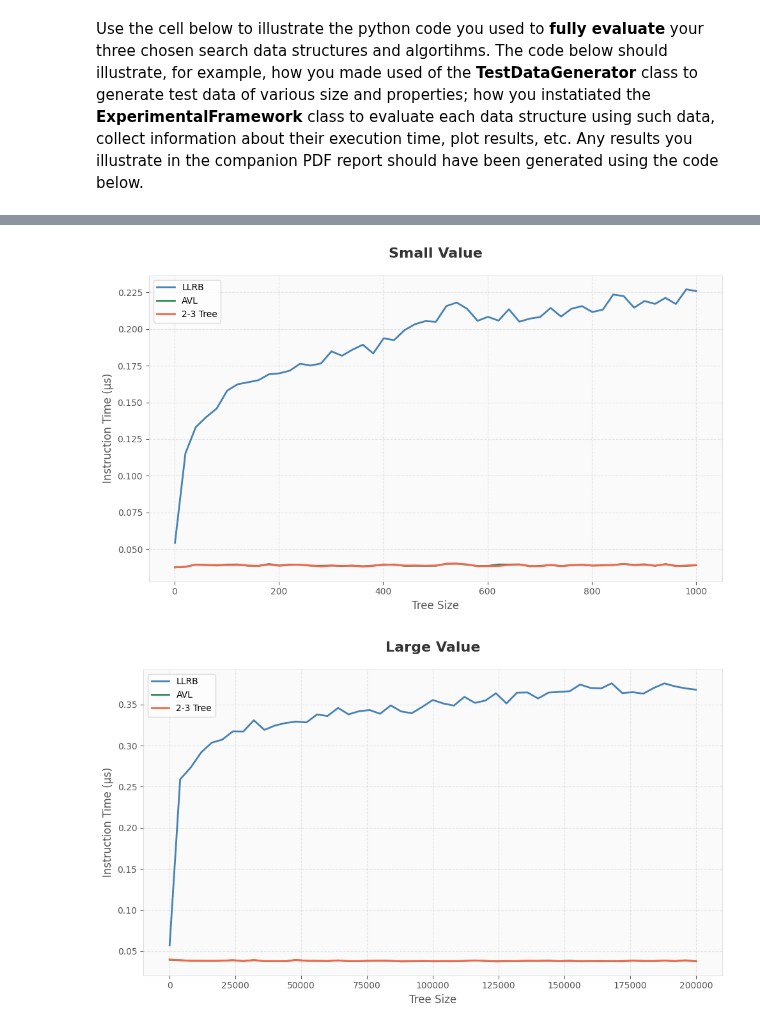
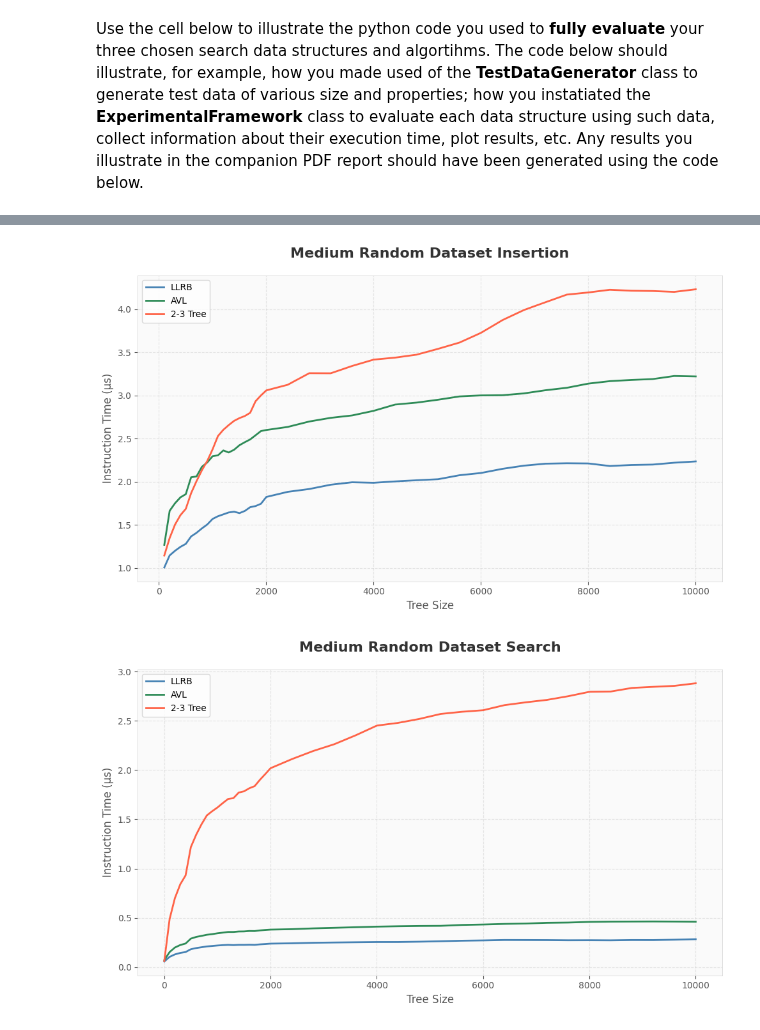
Before and after one commit to Zhou-London/Algorithm-Research, a Jupyter notebook: comp0005-coursework-2025/grp-XXX-0005code.ipynb, the cells around one changed output, grey strips where cells are left out. Drawn from its saved outputs; the diff is of its cells as text; code cells hidden in the pictures.

```diff
--- a/comp0005-coursework-2025/grp-XXX-0005code.ipynb
+++ b/comp0005-coursework-2025/grp-XXX-0005code.ipynb
@@ -335,6 +582,19 @@ class TestDataGenerator():
         for i in range(start, start + self.size):
             res.append(str(step * i))
         return res
+
+    def IntegerIncreasing(self, base_increment=50, noise_range = 25):
+        dataset = []
+        current_value = 0
+
+        for _ in range(self.size):
+            # Add the current value to the dataset
+            dataset.append(current_value)
+            # Increment with a base value plus some random noise
+            increment = base_increment + random.randint(-noise_range, noise_range)
+            current_value += max(1, increment)  # Ensure no negative or zero increments
+
+        return dataset
 
     # Generate random Float List
     def FloatRandom(self, min=-10000.0, max=10000.0, precision=2):
@@ -632,15 +906,34 @@ framework.visualize("Random Value")
-# %%
-testGen = TestDataGenerator(1000)
-framework = ExperimentalFramework(num_searches=100)
-framework.evaluate(testGen.StringRandom())
-framework.visualize("Small Value")
-# %% [output]
-[figure, removed]
-# %%
-# This might take you a minute
-testGen = TestDataGenerator(200000)
-framework = ExperimentalFramework(num_searches=100)
-framework.evaluate(testGen.StringRandom())
-framework.visualize("Large Value")
-# %% [output]
-[figure, removed]
+# %%
+"""Configure your Graph!"""
+"""These values have default number, which is recommended."""
+testGen = TestDataGenerator(10000) # Size of the dataset
+
+framework = ExperimentalFramework(
+
+    # The number of elements to Search
+    num_searches=50, # Higher -> Slower
+
+    # Times to repeat the Search/Insert
+    repeat_time=5, # Higher -> Slower
+
+    # Times to cycle the Search
+    repeat_number=10, # Higher -> Slower
+
+    # Number of the points on the graph
+    sampling_rate=25, # Higher -> Slower
+
+    # Smooth rate
+    window_size=5, # Higher -> Smoother, maybe lower as well
+
+    # The area of the high-density, such as the start of a log(n) curve
+    dense_sampling_portion=0.2 # Higher -> Slower
+)
+# %%
+title = """Medium Random Dataset"""
+framework.evaluate_insertion(testGen.StringRandom())
+framework.visualize(title + " Insertion")
+framework.evaluate(testGen.StringRandom())
+framework.visualize(title + " Search")
+# %% [output]
+[figure, added]
+[figure, added]
```
Also changed, not shown: parts of 12 cells of this notebook.
